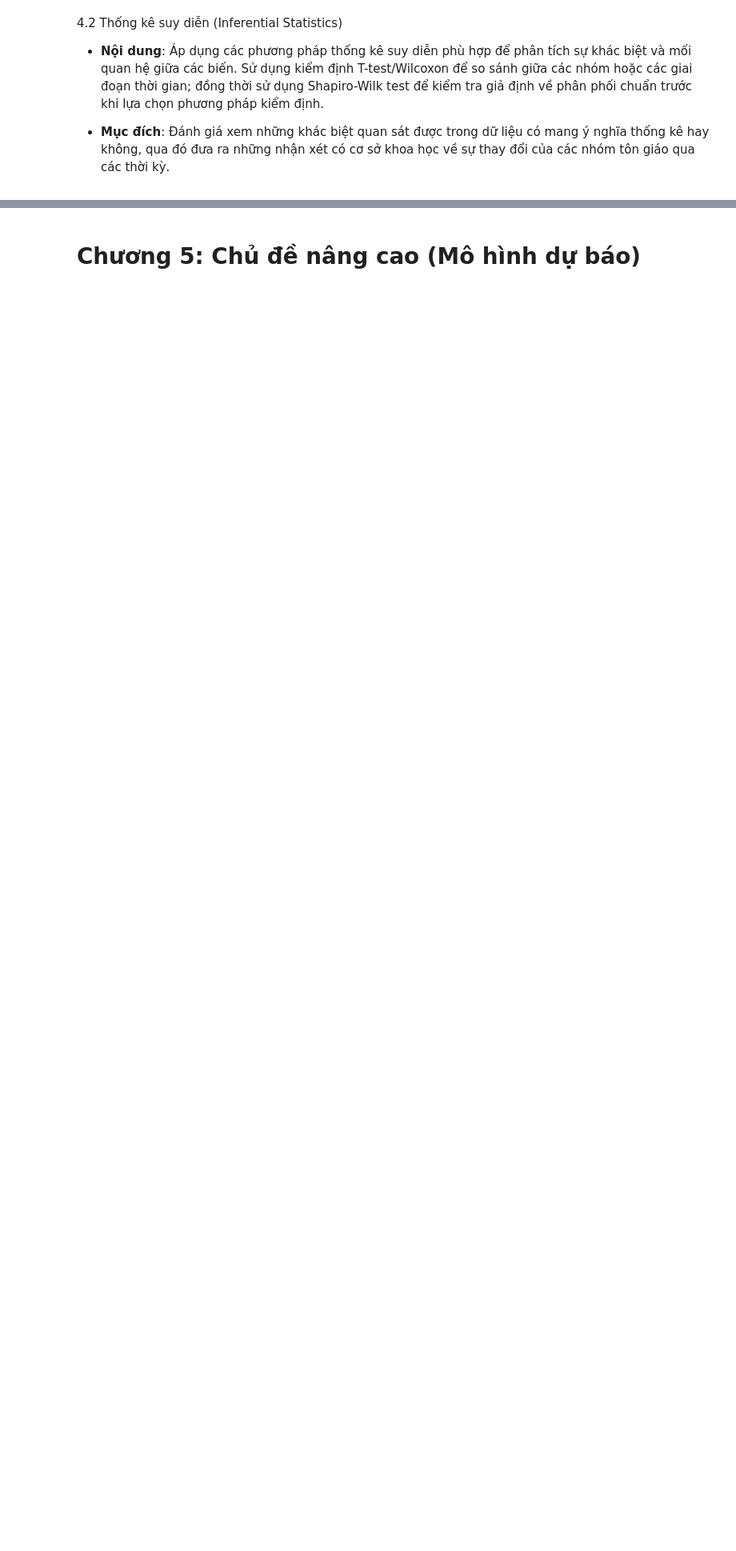
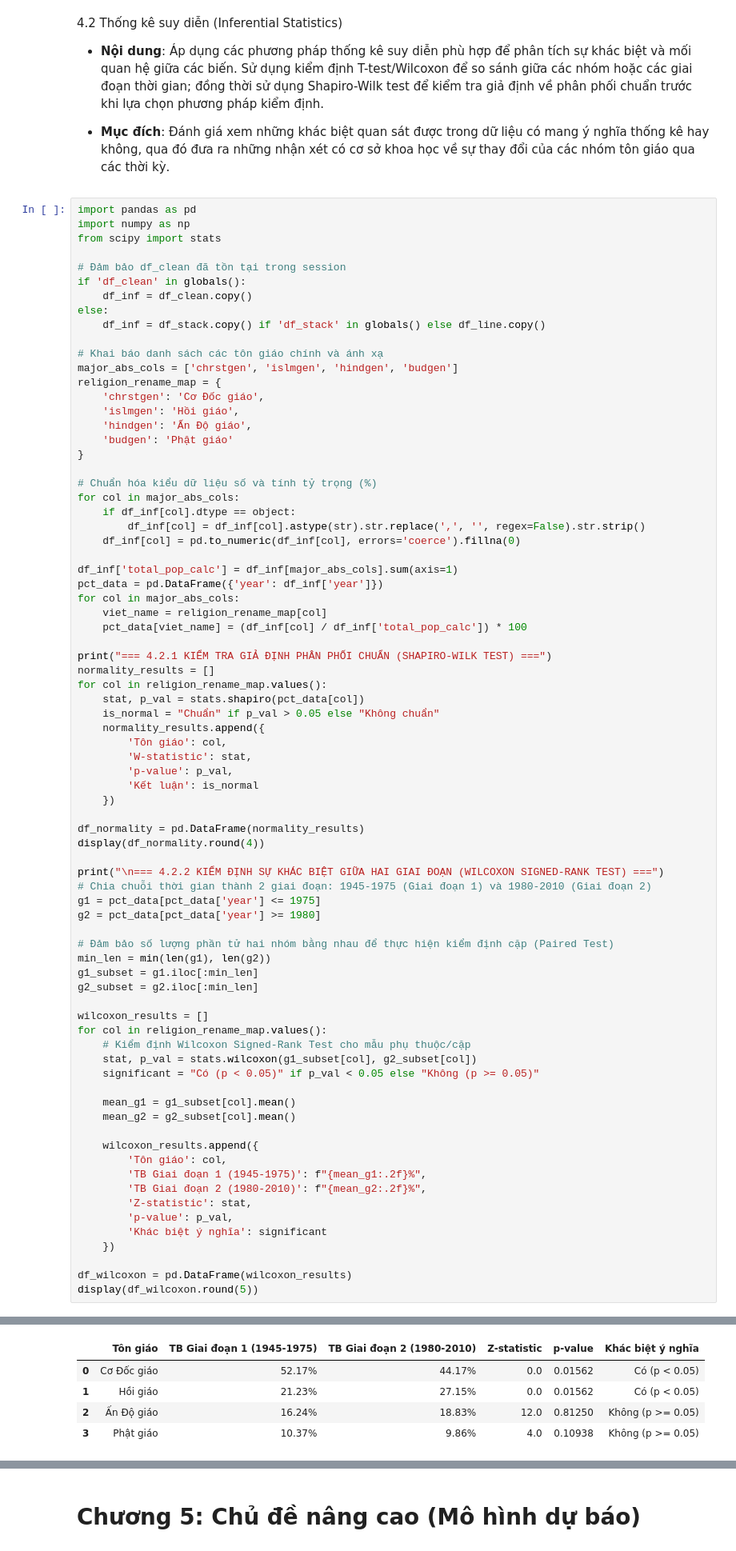
Before and after one commit to 28-TranTrungKien-24174600028/Do_An_1_Nhom_2_3_DHKL18A1HN, a Jupyter notebook: Đồ án 1.ipynb, the cells around one changed output, grey strips where cells are left out. Shown at 80% size. Saved outputs shown, nothing was run; the diff lists cells and outputs as text; blank space fills up the shorter version.

```diff
--- a/Đồ án 1.ipynb
+++ b/Đồ án 1.ipynb
@@ -835,3 +891,81 @@ plt.show()
 *   **Nội dung**: Áp dụng các phương pháp thống kê suy diễn phù hợp để phân tích sự khác biệt và mối quan hệ giữa các biến. Sử dụng kiểm định T-test/Wilcoxon để so sánh giữa các nhóm hoặc các giai đoạn thời gian; đồng thời sử dụng Shapiro-Wilk test để kiểm tra giả định về phân phối chuẩn trước khi lựa chọn phương pháp kiểm định.
 
 *   **Mục đích**: Đánh giá xem những khác biệt quan sát được trong dữ liệu có mang ý nghĩa thống kê hay không, qua đó đưa ra những nhận xét có cơ sở khoa học về sự thay đổi của các nhóm tôn giáo qua các thời kỳ.
+# %%
+import pandas as pd
+import numpy as np
+from scipy import stats
+
+# Đảm bảo df_clean đã tồn tại trong session
+if 'df_clean' in globals():
+    df_inf = df_clean.copy()
+else:
+    df_inf = df_stack.copy() if 'df_stack' in globals() else df_line.copy()
+
+# Khai báo danh sách các tôn giáo chính và ánh xạ
+major_abs_cols = ['chrstgen', 'islmgen', 'hindgen', 'budgen']
+religion_rename_map = {
+    'chrstgen': 'Cơ Đốc giáo',
+    'islmgen': 'Hồi giáo',
+    'hindgen': 'Ấn Độ giáo',
+    'budgen': 'Phật giáo'
+}
+
+# Chuẩn hóa kiểu dữ liệu số và tính tỷ trọng (%)
+for col in major_abs_cols:
+    if df_inf[col].dtype == object:
+        df_inf[col] = df_inf[col].astype(str).str.replace(',', '', regex=False).str.strip()
+    df_inf[col] = pd.to_numeric(df_inf[col], errors='coerce').fillna(0)
+
+df_inf['total_pop_calc'] = df_inf[major_abs_cols].sum(axis=1)
+pct_data = pd.DataFrame({'year': df_inf['year']})
+for col in major_abs_cols:
+    viet_name = religion_rename_map[col]
+    pct_data[viet_name] = (df_inf[col] / df_inf['total_pop_calc']) * 100
+
+print("=== 4.2.1 KIỂM TRA GIẢ ĐỊNH PHÂN PHỐI CHUẨN (SHAPIRO-WILK TEST) ===")
+normality_results = []
+for col in religion_rename_map.values():
+    stat, p_val = stats.shapiro(pct_data[col])
+    is_normal = "Chuẩn" if p_val > 0.05 else "Không chuẩn"
+    normality_results.append({
+        'Tôn giáo': col,
+        'W-statistic': stat,
+        'p-value': p_val,
+        'Kết luận': is_normal
+    })
+
+df_normality = pd.DataFrame(normality_results)
+display(df_normality.round(4))
+
+print("\n=== 4.2.2 KIỂM ĐỊNH SỰ KHÁC BIỆT GIỮA HAI GIAI ĐOẠN (WILCOXON SIGNED-RANK TEST) ===")
+# Chia chuỗi thời gian thành 2 giai đoạn: 1945-1975 (Giai đoạn 1) và 1980-2010 (Giai đoạn 2)
+g1 = pct_data[pct_data['year'] <= 1975]
+g2 = pct_data[pct_data['year'] >= 1980]
+
+# Đảm bảo số lượng phần tử hai nhóm bằng nhau để thực hiện kiểm định cặp (Paired Test)
+min_len = min(len(g1), len(g2))
+g1_subset = g1.iloc[:min_len]
+g2_subset = g2.iloc[:min_len]
+
+wilcoxon_results = []
+for col in religion_rename_map.values():
+    # Kiểm định Wilcoxon Signed-Rank Test cho mẫu phụ thuộc/cặp
+    stat, p_val = stats.wilcoxon(g1_subset[col], g2_subset[col])
+    significant = "Có (p < 0.05)" if p_val < 0.05 else "Không (p >= 0.05)"
+
+    mean_g1 = g1_subset[col].mean()
+    mean_g2 = g2_subset[col].mean()
+
+    wilcoxon_results.append({
+        'Tôn giáo': col,
+        'TB Giai đoạn 1 (1945-1975)': f"{mean_g1:.2f}%",
+        'TB Giai đoạn 2 (1980-2010)': f"{mean_g2:.2f}%",
+        'Z-statistic': stat,
+        'p-value': p_val,
+        'Khác biệt ý nghĩa': significant
+    })
+
+df_wilcoxon = pd.DataFrame(wilcoxon_results)
+display(df_wilcoxon.round(5))
+# %% [output]
@@ -838,3 +979,8 @@ plt.show()
+|  | Tôn giáo | TB Giai đoạn 1 (1945-1975) | TB Giai đoạn 2 (1980-2010) | Z-statistic | p-value | Khác biệt ý nghĩa |
+| 0 | Cơ Đốc giáo | 52.17% | 44.17% | 0.0 | 0.01562 | Có (p < 0.05) |
+| 1 | Hồi giáo | 21.23% | 27.15% | 0.0 | 0.01562 | Có (p < 0.05) |
+| 2 | Ấn Độ giáo | 16.24% | 18.83% | 12.0 | 0.81250 | Không (p >= 0.05) |
+| 3 | Phật giáo | 10.37% | 9.86% | 4.0 | 0.10938 | Không (p >= 0.05) |
 # %% [markdown]
 4.3 Truy tìm Outliers (Giá trị ngoại lai)
 
```
Also changed, not shown: parts of 8 cells of this notebook.
